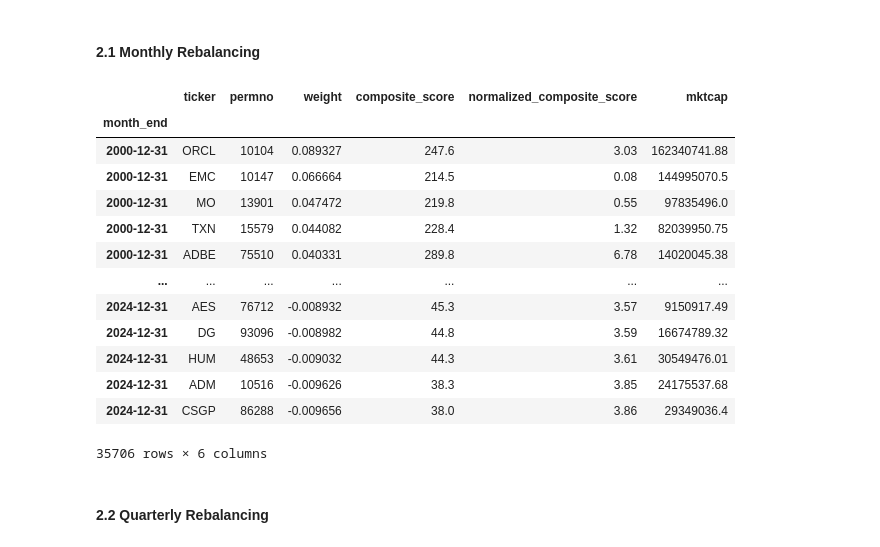
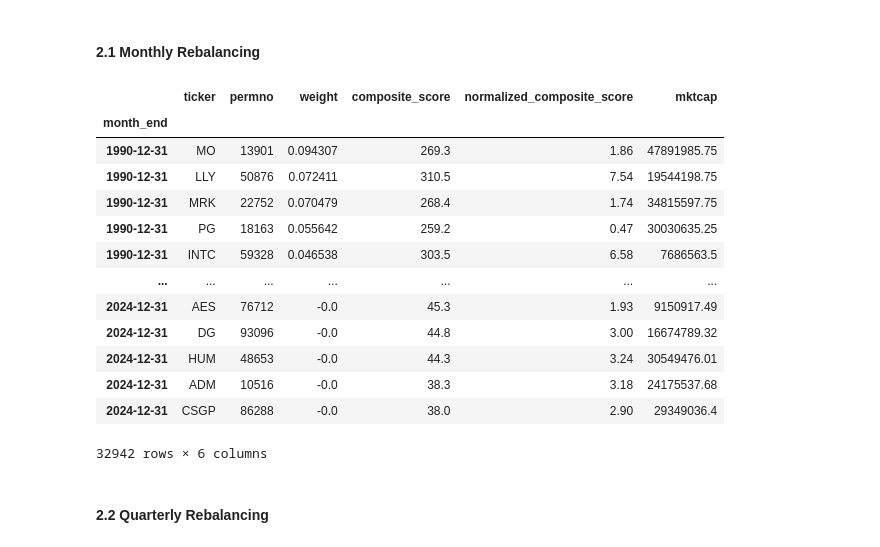
Before and after one commit to MatthewSmithseree/long-short-quantamental-equities, a Jupyter notebook: strategy.ipynb, the cells around one changed output. Cells and saved outputs as stored; diff of their text form; code cells hidden in the pictures.

```diff
--- a/strategy.ipynb
+++ b/strategy.ipynb
@@ -85,7 +90,7 @@ from scipy import stats
 ### 1. Data Pulling & Cleaning ###
 # %%
 # Time
-START = "2010-01-01"
+START = "1990-01-01"
 END   = "2024-12-31" #latest data
 
 # Cache folder for WRDS pulls
@@ -254,12 +259,12 @@ W_MOMENTUM = 0.3
 W_QUALITY  = 0.3
 
 # Top % of ranked stocks
-LONG_PCT  = 0.15
-SHORT_PCT = 0.15
+LONG_PCT  = 0.1
+SHORT_PCT = 0.1
 
 # Portfolio sizing
 LONG_PORTFOLIO = 1 # 100% for long book
-SHORT_PORTFOLIO = 0.25 # 25% for short book
+SHORT_PORTFOLIO = 0 # _% for short book
 
 def rank_value(df):
     v = df['peg_trailing']
@@ -333,48 +338,48 @@ def build_positions(panel, long_pct=LONG_PCT, short_pct=SHORT_PCT): #Long Only
             longs['mktcap'] = longs['mktcap'].round(2)
 
         if len(shorts):
-            s = shorts['composite_score']
+            s = shorts['quality_score'] # Ignore value and momentum factors
             w_score = s.max() - s  #abs(s.min() - s) -- wrong
             w_score = w_score / w_score.sum()
             shorts['normalized_composite_score'] = (w_score * 100).round(2)
 
             # Remove market-cap weights -- we want to short small bad companies
             shorts['weight'] = -(w_score) * SHORT_PORTFOLIO
             shorts = shorts.sort_values('weight', ascending=False)
             shorts['mktcap'] = shorts['mktcap'].round(2)
 
         parts = []
         parts.append(longs[['month_end', 'ticker', 'permno', 'weight', 'composite_score',
                             'normalized_composite_score', 'mktcap']])
         parts.append(shorts[['month_end', 'ticker', 'permno', 'weight', 'composite_score',
                             'normalized_composite_score', 'mktcap']])
 
         if parts:
             positions.append(pd.concat(parts, ignore_index=True))
 
     pos = pd.concat(positions).set_index(['month_end']).sort_index()
     return pos
 
 # Build positions
 positions = build_positions(panel)
 display(positions)
 
 positions.to_csv("weights.csv")
 # %% [output]
 |  | ticker | permno | weight | composite_score | normalized_composite_score | mktcap |
 | month_end |  |  |  |  |  |  |
-| 2000-12-31 | ORCL | 10104 | 0.089327 | 247.6 | 3.03 | 162340741.88 |
-| 2000-12-31 | EMC | 10147 | 0.066664 | 214.5 | 0.08 | 144995070.5 |
-| 2000-12-31 | MO | 13901 | 0.047472 | 219.8 | 0.55 | 97835496.0 |
-| 2000-12-31 | TXN | 15579 | 0.044082 | 228.4 | 1.32 | 82039950.75 |
-| 2000-12-31 | ADBE | 75510 | 0.040331 | 289.8 | 6.78 | 14020045.38 |
+| 1990-12-31 | MO | 13901 | 0.094307 | 269.3 | 1.86 | 47891985.75 |
+| 1990-12-31 | LLY | 50876 | 0.072411 | 310.5 | 7.54 | 19544198.75 |
+| 1990-12-31 | MRK | 22752 | 0.070479 | 268.4 | 1.74 | 34815597.75 |
+| 1990-12-31 | PG | 18163 | 0.055642 | 259.2 | 0.47 | 30030635.25 |
+| 1990-12-31 | INTC | 59328 | 0.046538 | 303.5 | 6.58 | 7686563.5 |
 | ... | ... | ... | ... | ... | ... | ... |
-| 2024-12-31 | AES | 76712 | -0.008932 | 45.3 | 3.57 | 9150917.49 |
-| 2024-12-31 | DG | 93096 | -0.008982 | 44.8 | 3.59 | 16674789.32 |
-| 2024-12-31 | HUM | 48653 | -0.009032 | 44.3 | 3.61 | 30549476.01 |
-| 2024-12-31 | ADM | 10516 | -0.009626 | 38.3 | 3.85 | 24175537.68 |
-| 2024-12-31 | CSGP | 86288 | -0.009656 | 38.0 | 3.86 | 29349036.4 |
+| 2024-12-31 | AES | 76712 | -0.0 | 45.3 | 1.93 | 9150917.49 |
+| 2024-12-31 | DG | 93096 | -0.0 | 44.8 | 3.00 | 16674789.32 |
+| 2024-12-31 | HUM | 48653 | -0.0 | 44.3 | 3.24 | 30549476.01 |
+| 2024-12-31 | ADM | 10516 | -0.0 | 38.3 | 3.18 | 24175537.68 |
+| 2024-12-31 | CSGP | 86288 | -0.0 | 38.0 | 2.90 | 29349036.4 |
-35706 rows × 6 columns
+32942 rows × 6 columns
 # %% [markdown]
 #### 2.2 Quarterly Rebalancing ####
 # %%
```
Also changed, not shown: parts of 5 cells of this notebook, 7 other files.
